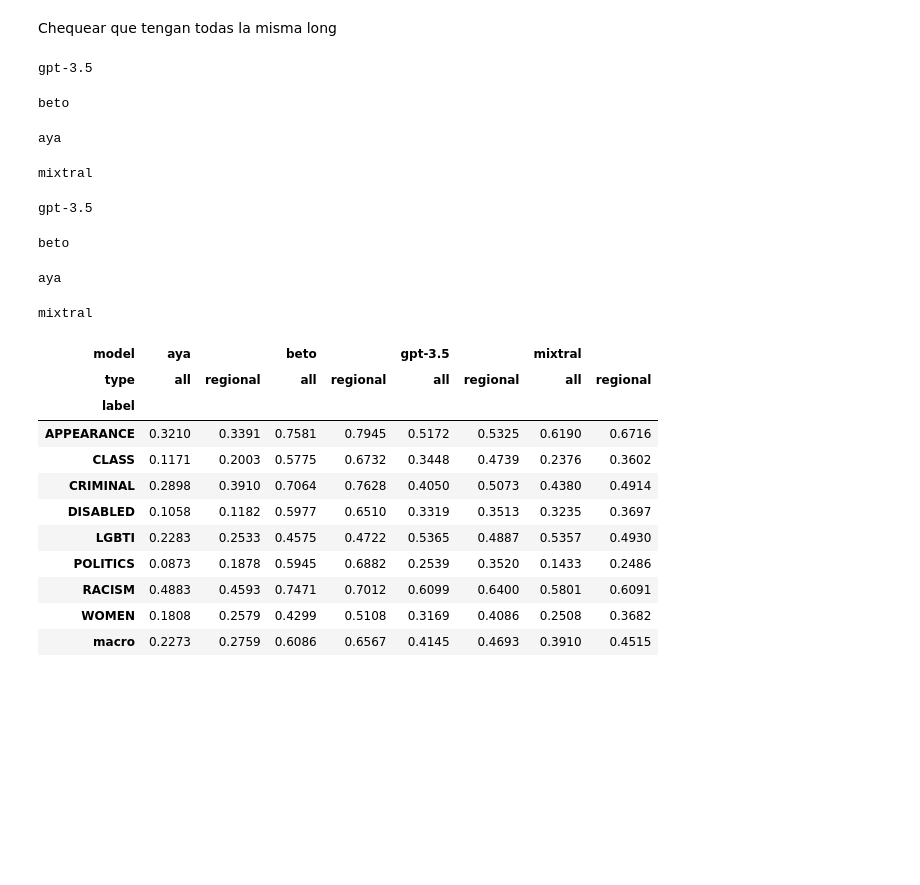
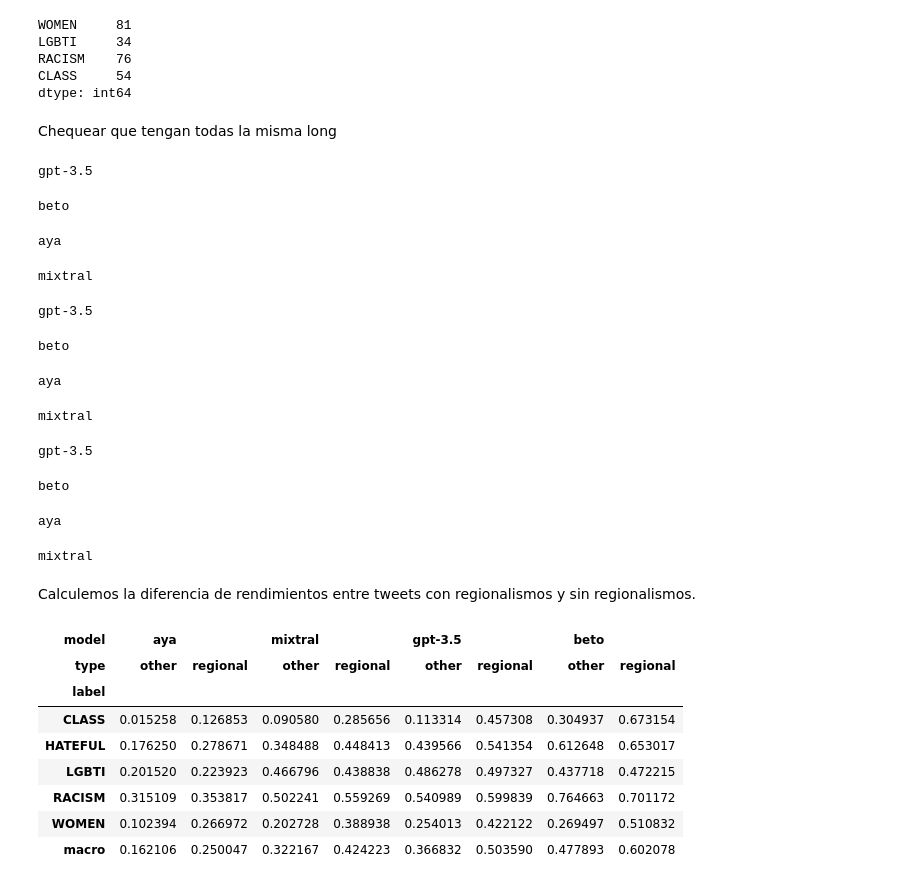
Before and after one commit to finiteautomata/rioplatense_hate_speech, a Jupyter notebook: notebooks/Results_regionalisms.ipynb, the cells around one changed output. Saved outputs shown, nothing was run; the diff lists cells and outputs as text; code cells hidden in the pictures; blank space fills up the shorter version.

```diff
--- a/notebooks/Results_regionalisms.ipynb
+++ b/notebooks/Results_regionalisms.ipynb
@@ -78,3 +76,11 @@ all_pred_labels = [f"PRED_{label}" for label in all_labels]
+# %%
+dfs_regional["beto"][labels].sum()
+# %% [output]
+WOMEN     81
+LGBTI     34
+RACISM    76
+CLASS     54
+dtype: int64
 # %% [markdown]
 Chequear que tengan todas la misma long
 # %%
@@ -83,11 +89,11 @@ from confidence_intervals import Bootstrap
 from sklearn.metrics import precision_score, recall_score, f1_score
 
 
-def get_metrics(dfs):
+def get_metrics(dfs, labels):
     metrics = []
     for name, df in dfs.items():
         print(name)
-        for label in tqdm(all_labels):
+        for label in tqdm(labels):
 
             for metric in {"precision", "recall", "f1"}:
                 if metric == "precision":
@@ -117,8 +123,9 @@ def get_metrics(dfs):
 
     return pd.DataFrame(metrics)
 
-all_metrics = get_metrics(dfs)
-regional_metrics = get_metrics(dfs_regional)
+all_metrics = get_metrics(dfs, labels=labels + ["HATEFUL"])
+regional_metrics = get_metrics(dfs_regional, labels=labels + ["HATEFUL"])
+other_metrics = get_metrics(dfs_other, labels=labels + ["HATEFUL"])
 # %% [output]
 gpt-3.5
 beto
@@ -128,6 +135,12 @@ gpt-3.5
 beto
 aya
 mixtral
+gpt-3.5
+beto
+aya
+mixtral
+# %% [markdown]
+Calculemos la diferencia de rendimientos entre tweets con regionalismos y sin regionalismos.
 # %%
 
 
@@ -137,42 +150,39 @@ diff = regional_metrics.groupby(["model", "label", "metric"]).agg("mean") - all_
 diff = diff.reset_index()
 # %%
 agg_regional = regional_metrics.groupby(["model", "label", "metric"]).agg("mean")
-agg_all = all_metrics.groupby(["model", "label", "metric"]).agg("mean")
+agg_all = other_metrics.groupby(["model", "label", "metric"]).agg("mean")
 
 # Build a single dataframe
 
 agg_regional["type"] = "regional"
-agg_all["type"] = "all"
+agg_all["type"] = "other"
 
 agg = pd.concat([agg_regional, agg_all])
 
 agg = agg.reset_index()
 
 # Keep only f1
 
 agg = agg[agg["metric"] == "f1"]
 
 del agg["metric"]
 
 # Build a df whose rows are the labels, and for each model / type we have a column
 
 agg = agg.pivot_table(index="label", columns=["model", "type"], values="score")
 
 # Add macro average as a row
 
 agg.loc["macro"] = agg.mean()
 
-agg
+agg[model_order]
 # %% [output]
-| model | aya |  | beto |  | gpt-3.5 |  | mixtral |  |
-| type | all | regional | all | regional | all | regional | all | regional |
+| model | aya |  | mixtral |  | gpt-3.5 |  | beto |  |
+| type | other | regional | other | regional | other | regional | other | regional |
 | label |  |  |  |  |  |  |  |  |
-| APPEARANCE | 0.3210 | 0.3391 | 0.7581 | 0.7945 | 0.5172 | 0.5325 | 0.6190 | 0.6716 |
-| CLASS | 0.1171 | 0.2003 | 0.5775 | 0.6732 | 0.3448 | 0.4739 | 0.2376 | 0.3602 |
-| CRIMINAL | 0.2898 | 0.3910 | 0.7064 | 0.7628 | 0.4050 | 0.5073 | 0.4380 | 0.4914 |
-| DISABLED | 0.1058 | 0.1182 | 0.5977 | 0.6510 | 0.3319 | 0.3513 | 0.3235 | 0.3697 |
-| LGBTI | 0.2283 | 0.2533 | 0.4575 | 0.4722 | 0.5365 | 0.4887 | 0.5357 | 0.4930 |
-| POLITICS | 0.0873 | 0.1878 | 0.5945 | 0.6882 | 0.2539 | 0.3520 | 0.1433 | 0.2486 |
-| RACISM | 0.4883 | 0.4593 | 0.7471 | 0.7012 | 0.6099 | 0.6400 | 0.5801 | 0.6091 |
-| WOMEN | 0.1808 | 0.2579 | 0.4299 | 0.5108 | 0.3169 | 0.4086 | 0.2508 | 0.3682 |
-| macro | 0.2273 | 0.2759 | 0.6086 | 0.6567 | 0.4145 | 0.4693 | 0.3910 | 0.4515 |
+| CLASS | 0.015258 | 0.126853 | 0.090580 | 0.285656 | 0.113314 | 0.457308 | 0.304937 | 0.673154 |
+| HATEFUL | 0.176250 | 0.278671 | 0.348488 | 0.448413 | 0.439566 | 0.541354 | 0.612648 | 0.653017 |
+| LGBTI | 0.201520 | 0.223923 | 0.466796 | 0.438838 | 0.486278 | 0.497327 | 0.437718 | 0.472215 |
+| RACISM | 0.315109 | 0.353817 | 0.502241 | 0.559269 | 0.540989 | 0.599839 | 0.764663 | 0.701172 |
+| WOMEN | 0.102394 | 0.266972 | 0.202728 | 0.388938 | 0.254013 | 0.422122 | 0.269497 | 0.510832 |
+| macro | 0.162106 | 0.250047 | 0.322167 | 0.424223 | 0.366832 | 0.503590 | 0.477893 | 0.602078 |
```
Also changed, not shown: parts of 36 cells of this notebook, 7 other files.
